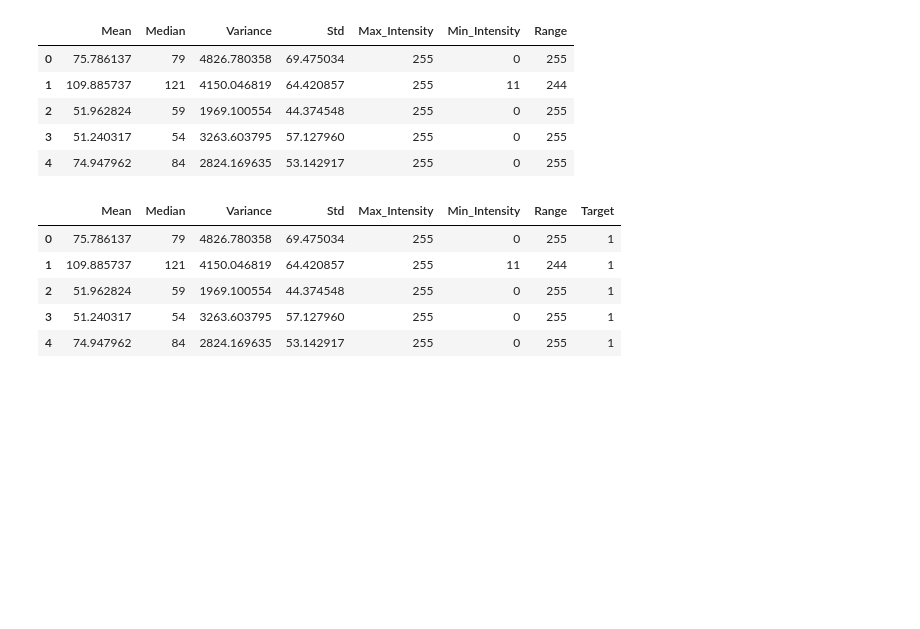
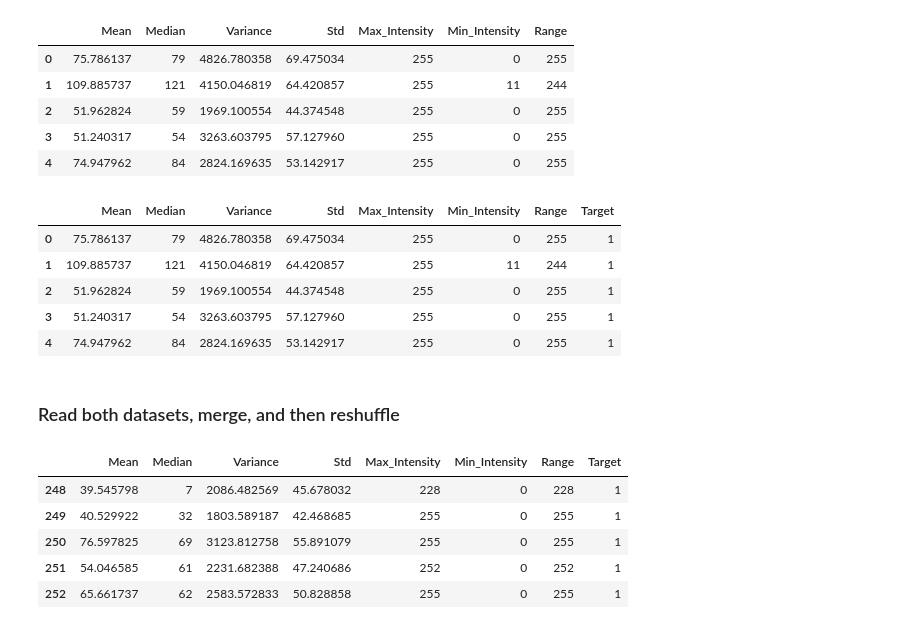
Before and after one commit to arfan64shah/Brain_MRI_Tumor_Detection, a Jupyter notebook: Brain_MRI_for_Tumor_Detection.ipynb, the cells around one changed output. Cells and saved outputs as stored; diff of their text form; code cells hidden in the pictures; blank space fills up the shorter version.

Commit message:
Added prgram to concat both datasets and then reshuffle dataset and then save it

```diff
--- a/Brain_MRI_for_Tumor_Detection.ipynb
+++ b/Brain_MRI_for_Tumor_Detection.ipynb
@@ -241,0 +242,17 @@ tumor.to_excel(filename)
+# %% [markdown]
+### Read both datasets, merge, and then reshuffle
+# %%
+# load and read both datasets
+dataset1 = pd.read_excel('final_normal.xlsx')
+dataset2 = pd.read_excel('final_tumor.xlsx')
+
+# merge both datasets
+dataset = pd.concat([dataset1, dataset2], ignore_index = True)
+dataset.tail()
+# %% [output]
+|  | Mean | Median | Variance | Std | Max_Intensity | Min_Intensity | Range | Target |
+| 248 | 39.545798 | 7 | 2086.482569 | 45.678032 | 228 | 0 | 228 | 1 |
+| 249 | 40.529922 | 32 | 1803.589187 | 42.468685 | 255 | 0 | 255 | 1 |
+| 250 | 76.597825 | 69 | 3123.812758 | 55.891079 | 255 | 0 | 255 | 1 |
+| 251 | 54.046585 | 61 | 2231.682388 | 47.240686 | 252 | 0 | 252 | 1 |
+| 252 | 65.661737 | 62 | 2583.572833 | 50.828858 | 255 | 0 | 255 | 1 |
```
Also changed, not shown: parts of 2 cells of this notebook, 1 other file.
